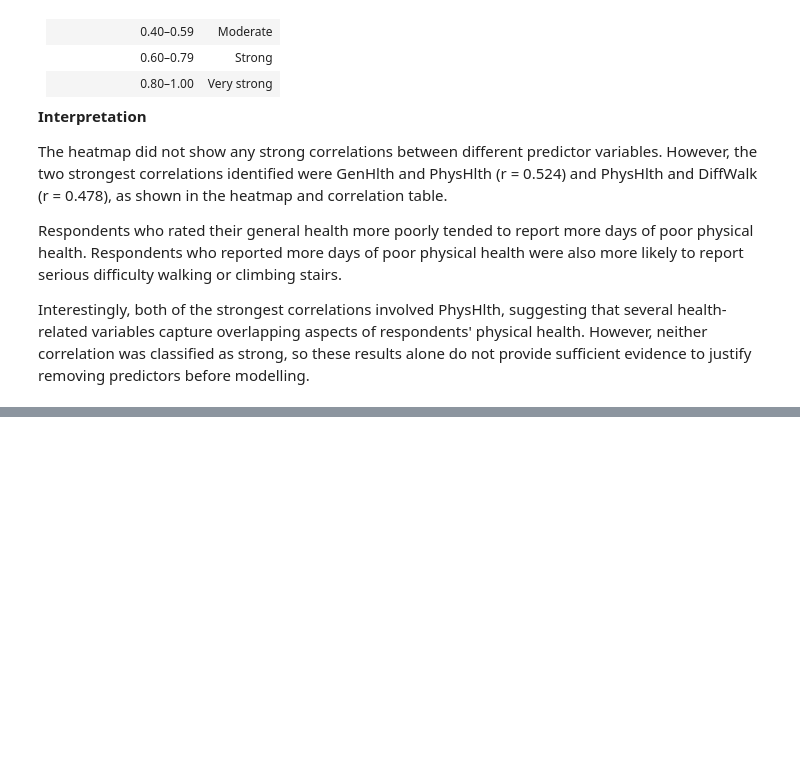
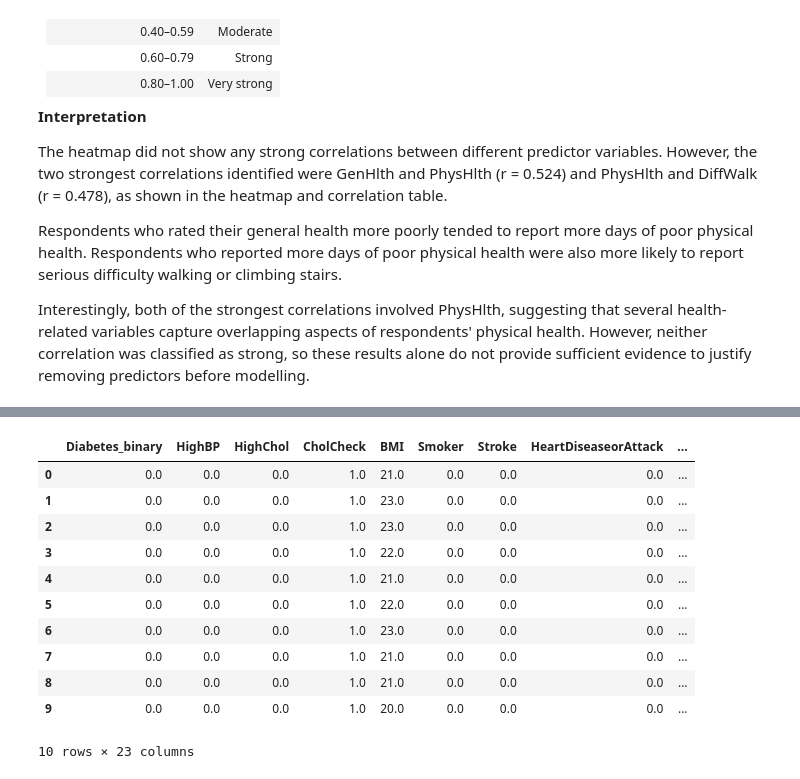
Before and after one commit to Ahmad-1031/DA_CA2, a Jupyter notebook: Notebooks/diabetes_crisp_dm.ipynb, the cells around one changed output, grey strips where cells are left out. Cells and saved outputs as stored; diff of their text form; code cells hidden in the pictures; blank space fills up the shorter version.

```diff
--- a/Notebooks/diabetes_crisp_dm.ipynb
+++ b/Notebooks/diabetes_crisp_dm.ipynb
@@ -1004,0 +1082,23 @@ Interestingly, both of the strongest correlations involved PhysHlth, suggesting
+# %%
+# Find the most frequently repeated rows
+duplicate_frequency = (
+    df.value_counts()
+    .reset_index(name="Frequency")
+    .sort_values("Frequency", ascending=False)
+)
+
+# Display the 10 most frequently occurring rows
+display(duplicate_frequency.head(10))
+# %% [output]
+|  | Diabetes_binary | HighBP | HighChol | CholCheck | BMI | Smoker | Stroke | HeartDiseaseorAttack | ... |
+| 0 | 0.0 | 0.0 | 0.0 | 1.0 | 21.0 | 0.0 | 0.0 | 0.0 | ... |
+| 1 | 0.0 | 0.0 | 0.0 | 1.0 | 23.0 | 0.0 | 0.0 | 0.0 | ... |
+| 2 | 0.0 | 0.0 | 0.0 | 1.0 | 23.0 | 0.0 | 0.0 | 0.0 | ... |
+| 3 | 0.0 | 0.0 | 0.0 | 1.0 | 22.0 | 0.0 | 0.0 | 0.0 | ... |
+| 4 | 0.0 | 0.0 | 0.0 | 1.0 | 21.0 | 0.0 | 0.0 | 0.0 | ... |
+| 5 | 0.0 | 0.0 | 0.0 | 1.0 | 22.0 | 0.0 | 0.0 | 0.0 | ... |
+| 6 | 0.0 | 0.0 | 0.0 | 1.0 | 23.0 | 0.0 | 0.0 | 0.0 | ... |
+| 7 | 0.0 | 0.0 | 0.0 | 1.0 | 21.0 | 0.0 | 0.0 | 0.0 | ... |
+| 8 | 0.0 | 0.0 | 0.0 | 1.0 | 21.0 | 0.0 | 0.0 | 0.0 | ... |
+| 9 | 0.0 | 0.0 | 0.0 | 1.0 | 20.0 | 0.0 | 0.0 | 0.0 | ... |
+10 rows × 23 columns
```
Also changed, not shown: parts of 16 cells of this notebook.
